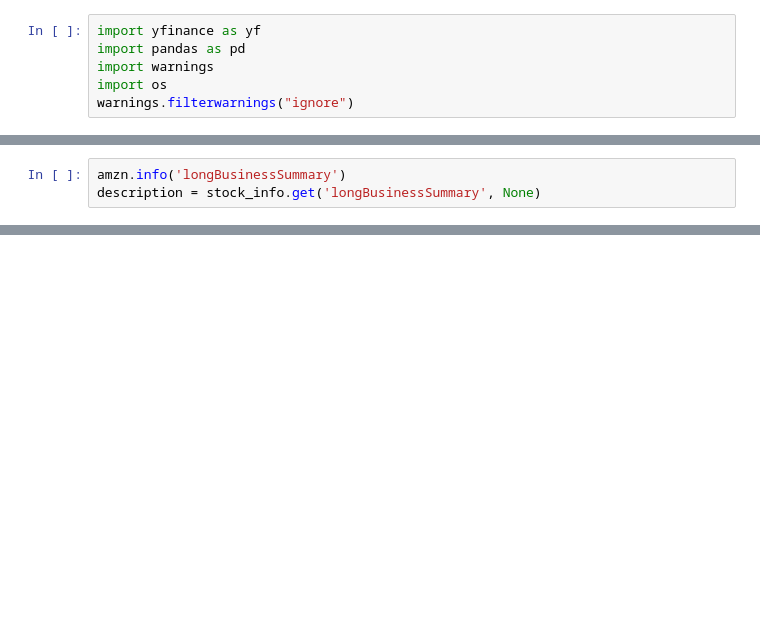
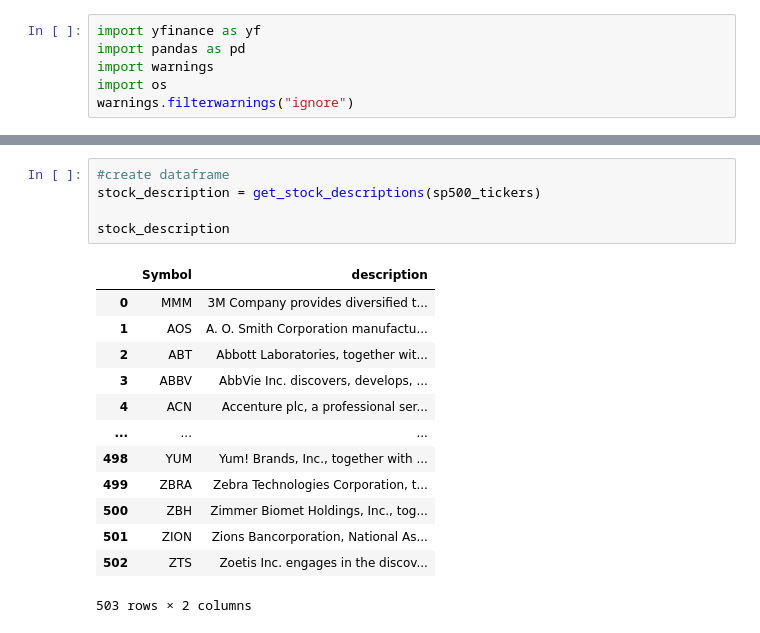
Before and after one commit to hellojohnkim/mmai823, a Jupyter notebook: sandbox_notebook.ipynb, the cells around one changed output, grey strips where cells are left out. Drawn from its saved outputs; the diff is of its cells as text; blank space fills up the shorter version.

```diff
--- a/sandbox_notebook.ipynb
+++ b/sandbox_notebook.ipynb
@@ -10,3 +8,0 @@ amzn=yf.Ticker('AMZN')
-# %%
-amzn.info('longBusinessSummary')
-description = stock_info.get('longBusinessSummary', None)
@@ -37,2 +65,21 @@ def get_stock_descriptions(tck_iem_cds):
 
     return data
+# %%
+#create dataframe
+stock_description = get_stock_descriptions(sp500_tickers)
+
+stock_description
+# %% [output]
+|  | Symbol | description |
+| 0 | MMM | 3M Company provides diversified t... |
+| 1 | AOS | A. O. Smith Corporation manufactu... |
+| 2 | ABT | Abbott Laboratories, together wit... |
+| 3 | ABBV | AbbVie Inc. discovers, develops, ... |
+| 4 | ACN | Accenture plc, a professional ser... |
+| ... | ... | ... |
+| 498 | YUM | Yum! Brands, Inc., together with ... |
+| 499 | ZBRA | Zebra Technologies Corporation, t... |
+| 500 | ZBH | Zimmer Biomet Holdings, Inc., tog... |
+| 501 | ZION | Zions Bancorporation, National As... |
+| 502 | ZTS | Zoetis Inc. engages in the discov... |
+503 rows × 2 columns
```
Also changed, not shown: parts of 15 cells of this notebook.
